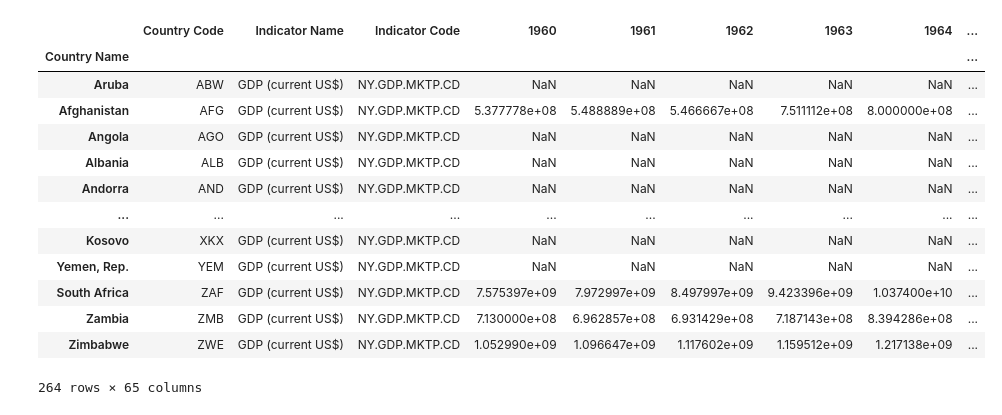
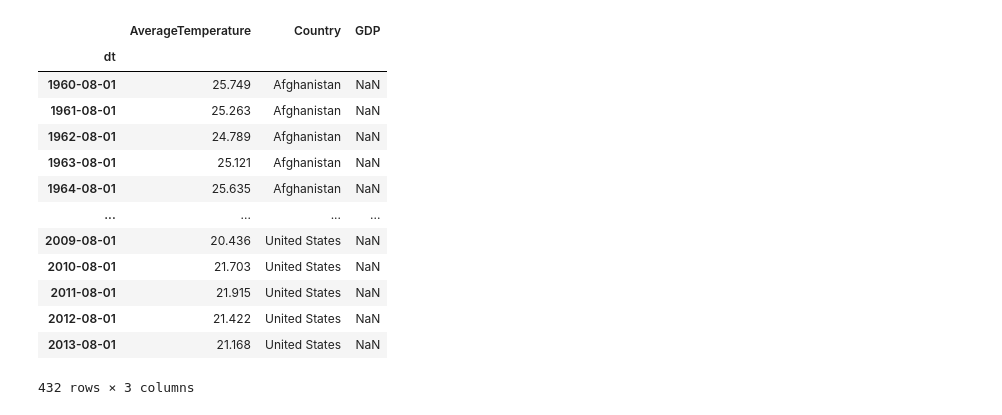
Before and after one commit to NamkhangNLe/Data-Analysis-for-Global-Temperatures-vs-GDP, a Jupyter notebook: Combine.ipynb, the cells around one changed output. Saved outputs shown, nothing was run; the diff lists cells and outputs as text; code cells hidden in the pictures.

```diff
--- a/Combine.ipynb
+++ b/Combine.ipynb
@@ -4,22 +5,22 @@ import pandas as pd
 # %%
 #Reads in CSV File and removes unnecessary rows
-df1 = pd.read_csv("/Users/Explo1t/Documents/Nueda/GlobalLandTemperaturesByCountry.csv", index_col = ['dt'], usecols=['dt', 'AverageTemperature', 'Country'])
+df1 = pd.read_csv("completedTemperature.csv", index_col = ['dt'], usecols=['dt', 'AverageTemperature', 'Country'])
 df1
 
-df2 = pd.read_csv("GDP_annual_growth.csv", index_col = ['Country Name'])
-df2
+df1['GDP'] = np.nan
+df1
 # %% [output]
-|  | Country Code | Indicator Name | Indicator Code | 1960 | 1961 | 1962 | 1963 | 1964 | ... |
-| Country Name |  |  |  |  |  |  |  |  | ... |
-| Aruba | ABW | GDP (current US$) | NY.GDP.MKTP.CD | NaN | NaN | NaN | NaN | NaN | ... |
-| Afghanistan | AFG | GDP (current US$) | NY.GDP.MKTP.CD | 5.377778e+08 | 5.488889e+08 | 5.466667e+08 | 7.511112e+08 | 8.000000e+08 | ... |
-| Angola | AGO | GDP (current US$) | NY.GDP.MKTP.CD | NaN | NaN | NaN | NaN | NaN | ... |
-| Albania | ALB | GDP (current US$) | NY.GDP.MKTP.CD | NaN | NaN | NaN | NaN | NaN | ... |
-| Andorra | AND | GDP (current US$) | NY.GDP.MKTP.CD | NaN | NaN | NaN | NaN | NaN | ... |
-| ... | ... | ... | ... | ... | ... | ... | ... | ... | ... |
-| Kosovo | XKX | GDP (current US$) | NY.GDP.MKTP.CD | NaN | NaN | NaN | NaN | NaN | ... |
-| Yemen, Rep. | YEM | GDP (current US$) | NY.GDP.MKTP.CD | NaN | NaN | NaN | NaN | NaN | ... |
-| South Africa | ZAF | GDP (current US$) | NY.GDP.MKTP.CD | 7.575397e+09 | 7.972997e+09 | 8.497997e+09 | 9.423396e+09 | 1.037400e+10 | ... |
-| Zambia | ZMB | GDP (current US$) | NY.GDP.MKTP.CD | 7.130000e+08 | 6.962857e+08 | 6.931429e+08 | 7.187143e+08 | 8.394286e+08 | ... |
-| Zimbabwe | ZWE | GDP (current US$) | NY.GDP.MKTP.CD | 1.052990e+09 | 1.096647e+09 | 1.117602e+09 | 1.159512e+09 | 1.217138e+09 | ... |
+|  | AverageTemperature | Country | GDP |
+| dt |  |  |  |
+| 1960-08-01 | 25.749 | Afghanistan | NaN |
+| 1961-08-01 | 25.263 | Afghanistan | NaN |
+| 1962-08-01 | 24.789 | Afghanistan | NaN |
+| 1963-08-01 | 25.121 | Afghanistan | NaN |
+| 1964-08-01 | 25.635 | Afghanistan | NaN |
+| ... | ... | ... | ... |
+| 2009-08-01 | 20.436 | United States | NaN |
+| 2010-08-01 | 21.703 | United States | NaN |
+| 2011-08-01 | 21.915 | United States | NaN |
+| 2012-08-01 | 21.422 | United States | NaN |
+| 2013-08-01 | 21.168 | United States | NaN |
-264 rows × 65 columns
+432 rows × 3 columns
```
Also changed, not shown: parts of 3 cells of this notebook, 4 other files.
